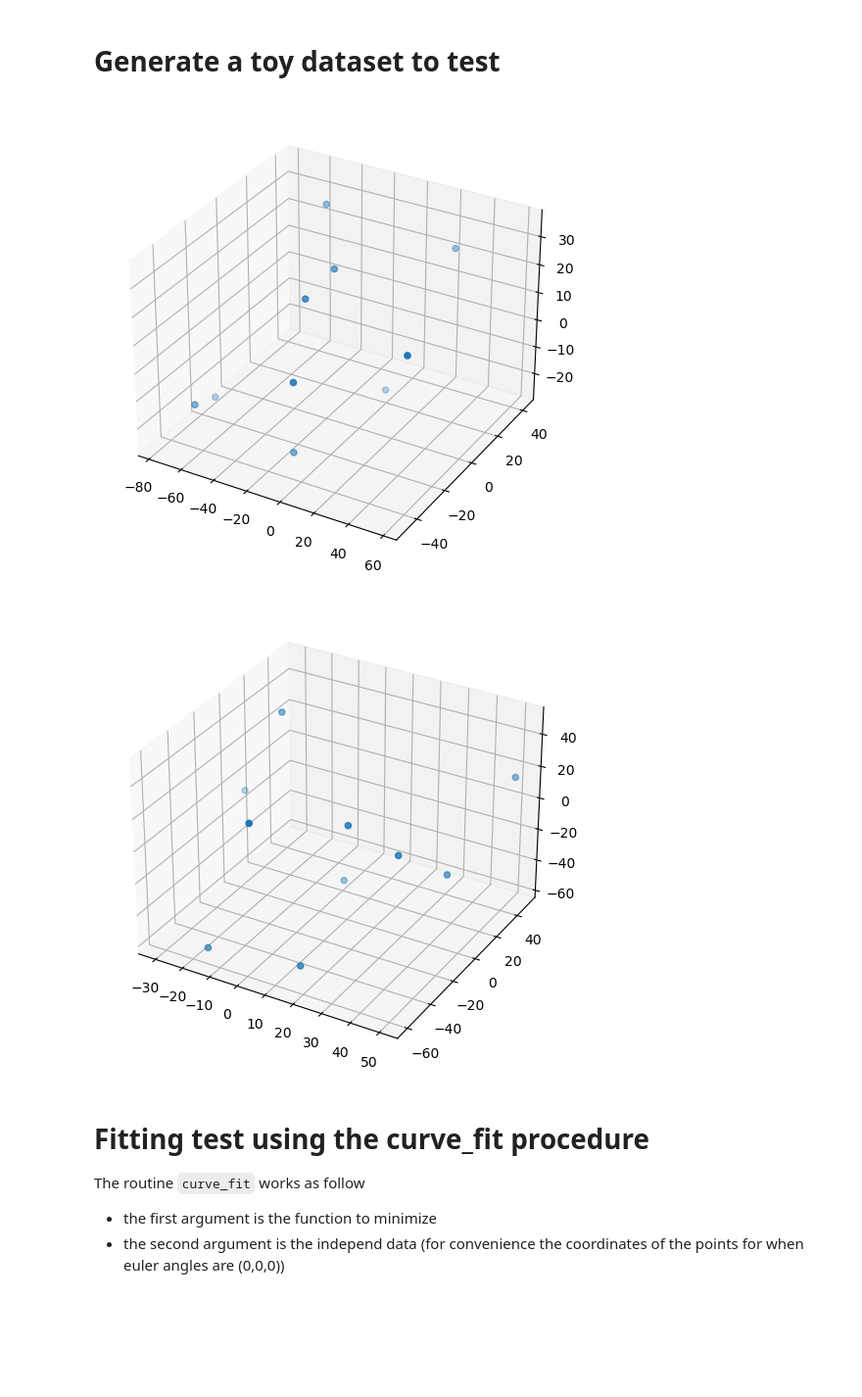
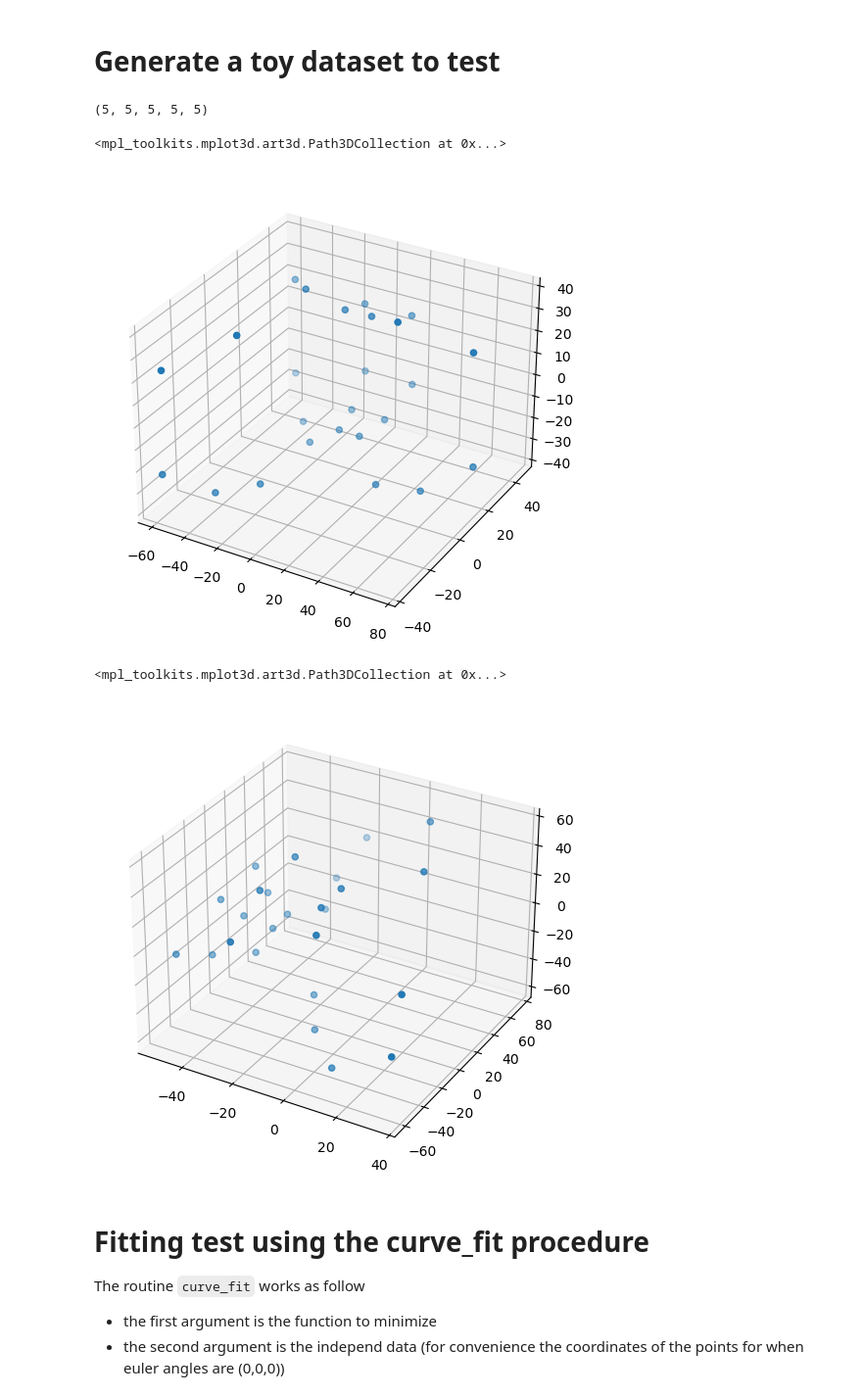
Before and after one commit to bertopadron/FTIR-EBSD, a Jupyter notebook: fitting_test.ipynb, the cells around one changed output. Shown at 98% size. Cells and saved outputs as stored; diff of their text form; code cells hidden in the pictures; blank space fills up the shorter version.

```diff
--- a/fitting_test.ipynb
+++ b/fitting_test.ipynb
@@ -104,8 +101,6 @@ _ = ax.scatter(theta, np.rad2deg(phi), c=T, cmap='Spectral_r', alpha=0.75)
 # %%
 def rotate(coordinates, euler_ang):
-    """Returns the transformed coordinates after applying a rotation defined
-    by three Euler angles in the Bunge convention, i.e. in the order z, x, z.
-    This is the conventinal usage of the texture/EBSD community.
+    """_summary_
 
     Parameters
     ----------
@@ -127,7 +122,7 @@ def rotate(coordinates, euler_ang):
     # create a ndarray to vectorize the rotation operation
     coordinates = np.dstack(coordinates)
 
-    # define a rotation in euler space (Bunge)
+    # define a rotation in euler space (Bunge) for intrinsic rotations
     rotation = r.from_euler('zxz', [euler_ang[0], euler_ang[1], euler_ang[2]], degrees=True)
 
     # apply rotation
@@ -154,31 +141,37 @@ ax.plot_surface(rot_x, rot_y, rot_z, rstride=1, cstride=1, facecolors=cm.Spectra
 # %% [markdown]
 # Generate a toy dataset to test
 # %%
-# generate 10 random spherical/polar coordinates
+# generate random spherical/polar coordinates (just 5x5=25)
 np.random.seed(218)  # this is just for reproducibility (generates random number based on seed. Seed can be any number), comment if you want to generate different toy datasets
-phi = np.arccos(1 - 2 * np.random.uniform(low=0, high=1, size=10))
-theta = np.random.uniform(low=0, high=2*np.pi, size=10)
-#phi, theta = np.meshgrid(phi, theta)
+phi = np.arccos(1 - 2 * np.random.uniform(low=0, high=1, size=5))
+theta = np.random.uniform(low=0, high=2*np.pi, size=5)
+phi, theta = np.meshgrid(phi, theta)
 
 # estimate T values
 T = Tvalues(trans=(90, 50, 20), phi=phi, theta=theta)
 
 # convert from spherical to cartesian coordinates
 x, y, z = sph2cart(phi, theta, T)
+
+len(x), len(y), len(z), len(T), len(phi)
+# %% [output]
+(5, 5, 5, 5, 5)
 # %%
-# check making a static plot
+# check making a plot
 fig3, ax = plt.subplots(subplot_kw={"projection": "3d"}, constrained_layout=True)
-_ = ax.scatter(x, y, z)
+ax.scatter(x, y, z)
 # %% [output]
+<mpl_toolkits.mplot3d.art3d.Path3DCollection at 0x...>
-[figure, old version]
+[figure, new version]
 # %%
 rot_x, rot_y, rot_z = rotate(coordinates=(x, y, z), euler_ang=(30, 45, 60))
 
 # check making a plot
 fig4, ax = plt.subplots(subplot_kw={"projection": "3d"}, constrained_layout=True)
-_ = ax.scatter(rot_x, rot_y, rot_z)
+ax.scatter(rot_x, rot_y, rot_z)
 # %% [output]
+<mpl_toolkits.mplot3d.art3d.Path3DCollection at 0x...>
-[figure, old version]
+[figure, new version]
 # %% [markdown]
 # Fitting test using the curve_fit procedure
 
```
Also changed, not shown: parts of 19 cells of this notebook.
